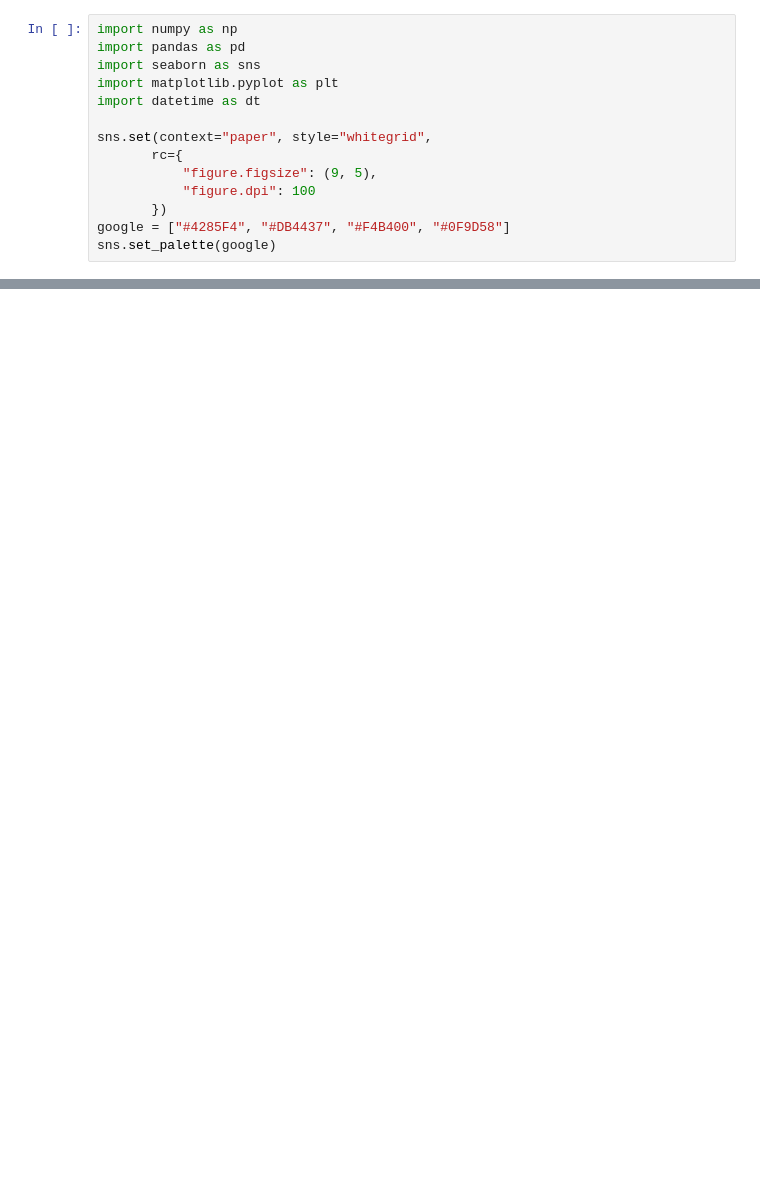
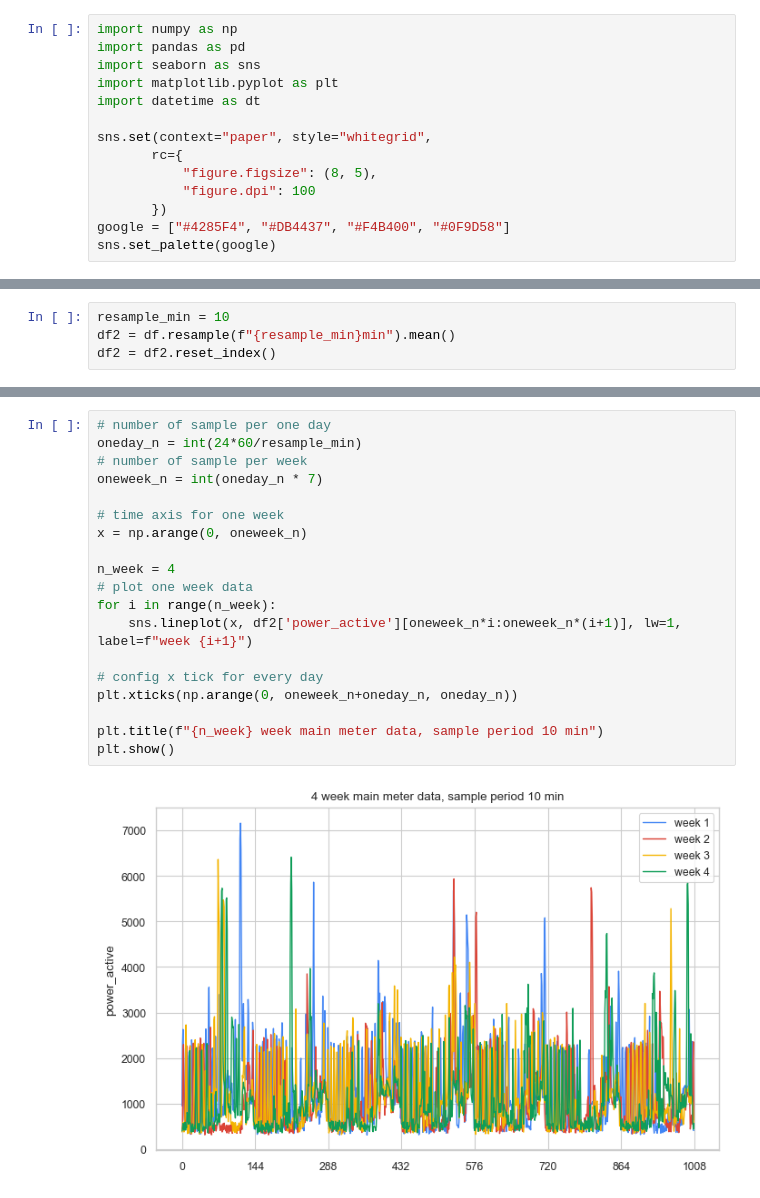
Before and after one commit to chuan-khuna/datamining_nilm_v2, a Jupyter notebook: 02_EDA_main.ipynb, the cells around one changed output, grey strips where cells are left out. Cells and saved outputs as stored; diff of their text form; blank space fills up the shorter version.

Commit message:
Add visualization

```diff
--- a/02_EDA_main.ipynb
+++ b/02_EDA_main.ipynb
@@ -7,7 +7,7 @@ import datetime as dt
 
 sns.set(context="paper", style="whitegrid",
        rc={
-           "figure.figsize": (9, 5),
+           "figure.figsize": (8, 5),
            "figure.dpi": 100
        })
 google = ["#4285F4", "#DB4437", "#F4B400", "#0F9D58"]
@@ -26,0 +30,4 @@ df.head()
+# %%
+resample_min = 10
+df2 = df.resample(f"{resample_min}min").mean()
+df2 = df2.reset_index()
@@ -26,0 +50,21 @@ df.head()
+# %%
+# number of sample per one day
+oneday_n = int(24*60/resample_min)
+# number of sample per week
+oneweek_n = int(oneday_n * 7)
+
+# time axis for one week
+x = np.arange(0, oneweek_n)
+
+n_week = 4
+# plot one week data
+for i in range(n_week):
+    sns.lineplot(x, df2['power_active'][oneweek_n*i:oneweek_n*(i+1)], lw=1, label=f"week {i+1}")
+
+# config x tick for every day
+plt.xticks(np.arange(0, oneweek_n+oneday_n, oneday_n))
+
+plt.title(f"{n_week} week main meter data, sample period 10 min")
+plt.show()
+# %% [output]
+[figure, added]
```
Also changed, not shown: parts of 4 cells of this notebook.
